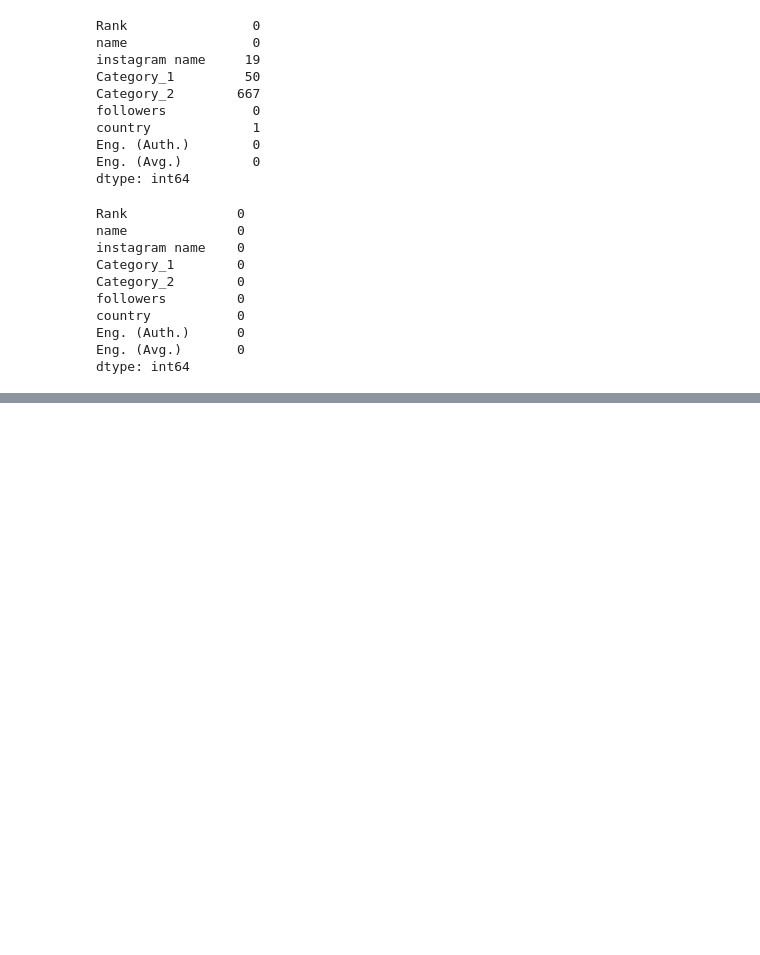
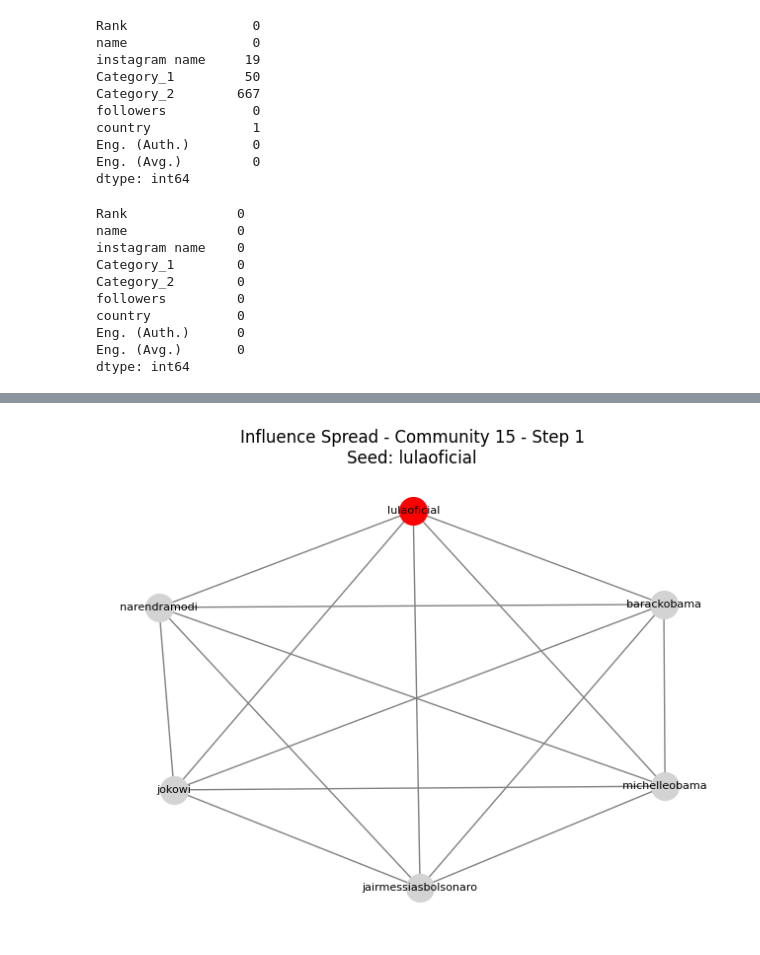
Before and after one commit to yeshilhazomVIT/Influence-Propagation-in-Marketing, a Jupyter notebook: sna_influence_propagation.ipynb, the cells around one changed output, grey strips where cells are left out. Cells and saved outputs as stored; diff of their text form; code cells hidden in the pictures; blank space fills up the shorter version.

```diff
--- a/sna_influence_propagation.ipynb
+++ b/sna_influence_propagation.ipynb
@@ -163,0 +225,3 @@ plt.show()
+# %%
+for n in G.nodes():
+    G.nodes[n]['influence'] = 0.6 * G.nodes[n].get('engagement', 0) + 0.4 * G.nodes[n].get('followers', 0)
@@ -200,0 +364,76 @@ Top 10 Influencers by Degree Centrality:
+# %%
+import ipywidgets as widgets
+from IPython.display import display, clear_output
+import random
+import itertools
+import networkx as nx
+import matplotlib.pyplot as plt
+
+# ✅ Define community_list from the previously computed communities
+community_list = communities  # this line fixes the NameError
+
+# Create dropdown options from community list
+community_dropdown = widgets.Dropdown(
+    options=[(f'Community {i+1}', i) for i in range(len(community_list))],
+    description='Community:',
+    disabled=False,
+)
+
+# Independent Cascade function
+def independent_cascade(G, initial_nodes, prob=0.3, seed=42):
+    random.seed(seed)
+    activated = set(initial_nodes)
+    newly_activated = set(initial_nodes)
+    steps = [list(activated)]
+
+    while newly_activated:
+        next_activated = set()
+        for node in newly_activated:
+            for neighbor in G.neighbors(node):
+                if neighbor not in activated:
+                    if random.random() < prob:
+                        activated.add(neighbor)
+                        next_activated.add(neighbor)
+        newly_activated = next_activated
+        if newly_activated:
+            steps.append(list(newly_activated))
+    return activated, steps
+
+# Function to visualize influence propagation in the selected community
+def show_influence_simulation(community_index):
+    community_nodes = community_list[community_index]
+    subG = G.subgraph(community_nodes).copy()
+
+    # ✅ Choose most influential node (highest centrality) as seed
+    centrality = nx.degree_centrality(subG)  # you can swap this with betweenness, etc.
+    seed_node = max(centrality, key=centrality.get)
+
+    final_activated, activation_steps = independent_cascade(subG, [seed_node], prob=0.3)
+    pos = nx.spring_layout(subG, seed=42)
+    all_nodes = set(subG.nodes())
+
+    for step_num, step_nodes in enumerate(activation_steps):
+        plt.figure(figsize=(8, 6))
+        active_nodes = set(itertools.chain.from_iterable(activation_steps[:step_num+1]))
+        inactive_nodes = all_nodes - active_nodes
+
+        nx.draw_networkx_nodes(subG, pos, nodelist=list(inactive_nodes), node_color="lightgray", node_size=400)
+        nx.draw_networkx_nodes(subG, pos, nodelist=list(active_nodes), node_color="red", node_size=400)
+        nx.draw_networkx_edges(subG, pos, edge_color="gray")
+        nx.draw_networkx_labels(subG, pos, font_size=8)
+
+        plt.title(f"Influence Spread - Community {community_index+1} - Step {step_num+1}\nSeed: {seed_node}")
+        plt.axis('off')
+        plt.show()
+
+# Handle dropdown change event
+def on_change(change):
+    if change['type'] == 'change' and change['name'] == 'value':
+        clear_output(wait=True)
+        display(community_dropdown)
+        show_influence_simulation(change['new'])
+
+# Attach handler and display widget
+community_dropdown.observe(on_change)
+display(community_dropdown)
+# %% [output]
@@ -200,0 +441 @@ Top 10 Influencers by Degree Centrality:
+[figure, added]
```
Also changed, not shown: parts of 29 cells of this notebook.
